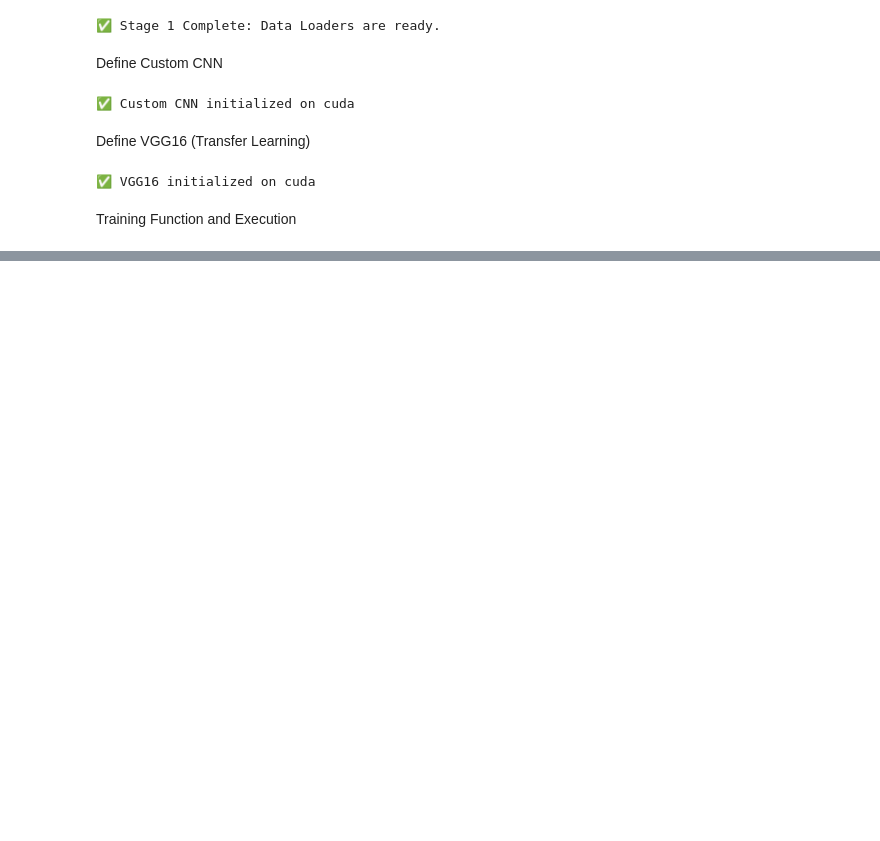
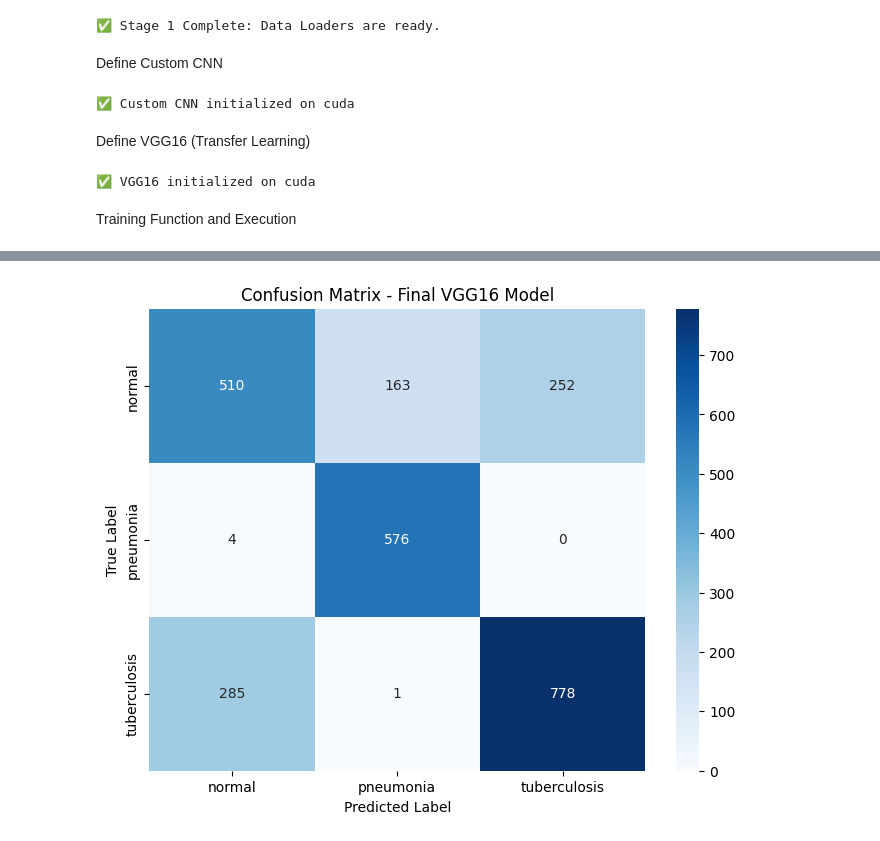
Before and after one commit to JsonWong89/ODL, a Jupyter notebook: load_image.ipynb, the cells around one changed output, grey strips where cells are left out. Saved outputs shown, nothing was run; the diff lists cells and outputs as text; code cells hidden in the pictures; blank space fills up the shorter version.

```diff
--- a/load_image.ipynb
+++ b/load_image.ipynb
@@ -1406,0 +1466,47 @@ Epoch [5/5] - Loss: 0.5263 - Val Acc: 76.56%
+# %%
+from sklearn.metrics import classification_report, confusion_matrix
+import seaborn as sns
+import matplotlib.pyplot as plt
+import numpy as np
+
+# TASK 3: TRAIN FINAL MODEL & EVALUATE
+print("\n--- Training Final VGG16 Model with Optimal Parameters ---")
+
+# 1. Re-Initialize VGG16
+final_model = get_vgg16_model(num_classes=3).to(device)
+
+# 2. Train with OPTIMAL Learning Rate (0.0001) found in Task 2
+train_model(final_model, train_loader, val_loader, epochs=8, lr=0.0001)
+
+# TASK 3: EVALUATION ON TEST SET
+print("\n--- Evaluating on Test Set ---")
+
+final_model.eval()
+all_preds = []
+all_labels = []
+
+# 1. Collect Predictions
+with torch.no_grad():
+    for images, labels in test_loader:
+        images, labels = images.to(device), labels.to(device)
+        outputs = final_model(images)
+        _, preds = torch.max(outputs, 1)
+
+        all_preds.extend(preds.cpu().numpy())
+        all_labels.extend(labels.cpu().numpy())
+
+# 2. Generate Classification Report
+class_names = train_data.classes # ['normal', 'pneumonia', 'tuberculosis']
+print("\nClassification Report:")
+print(classification_report(all_labels, all_preds, target_names=class_names))
+
+# 3. Plot Confusion Matrix
+cm = confusion_matrix(all_labels, all_preds)
+plt.figure(figsize=(8, 6))
+sns.heatmap(cm, annot=True, fmt='d', cmap='Blues',
+            xticklabels=class_names, yticklabels=class_names)
+plt.xlabel('Predicted Label')
+plt.ylabel('True Label')
+plt.title('Confusion Matrix - Final VGG16 Model')
+plt.show()
+# %% [output]
@@ -1406,0 +1530 @@ Epoch [5/5] - Loss: 0.5263 - Val Acc: 76.56%
+[figure, added]
```
Also changed, not shown: parts of 8 cells of this notebook.
